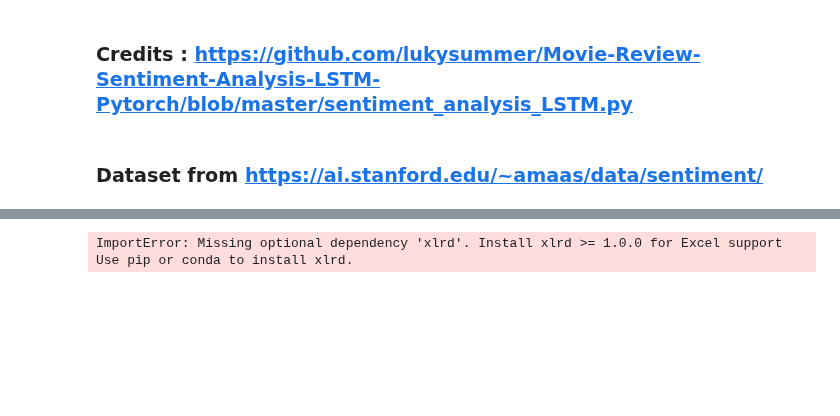
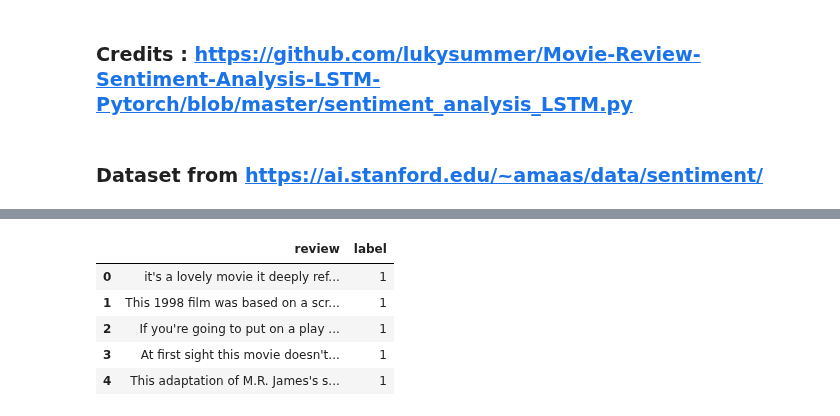
Before and after one commit to amitupreti/sentiment-analysis-with-pytorch-using-deep-learning, a Jupyter notebook: Movie Sentiment Analysis using Deep Learning in pytorch.ipynb, the cells around one changed output, grey strips where cells are left out. Drawn from its saved outputs; the diff is of its cells as text; code cells hidden in the pictures; blank space fills up the shorter version.

```diff
--- a/Movie Sentiment Analysis using Deep Learning in pytorch.ipynb
+++ b/Movie Sentiment Analysis using Deep Learning in pytorch.ipynb
@@ -20,6 +19,12 @@ ModuleNotFoundError: No module named 'torch'
 # %%
 #loading the dataset
 review_data = pd.read_excel('movie_data.xlsx')
+review_data.replace(pd.np.nan,'',inplace=True,regex=True)
 review_data.head()
 # %% [output]
-ImportError: Missing optional dependency 'xlrd'. Install xlrd >= 1.0.0 for Excel support Use pip or conda to install xlrd.
+|  | review | label |
+| 0 | it's a lovely movie it deeply ref... | 1 |
+| 1 | This 1998 film was based on a scr... | 1 |
+| 2 | If you're going to put on a play ... | 1 |
+| 3 | At first sight this movie doesn't... | 1 |
+| 4 | This adaptation of M.R. James's s... | 1 |
```
Also changed, not shown: parts of 32 cells of this notebook, 1 other file.
